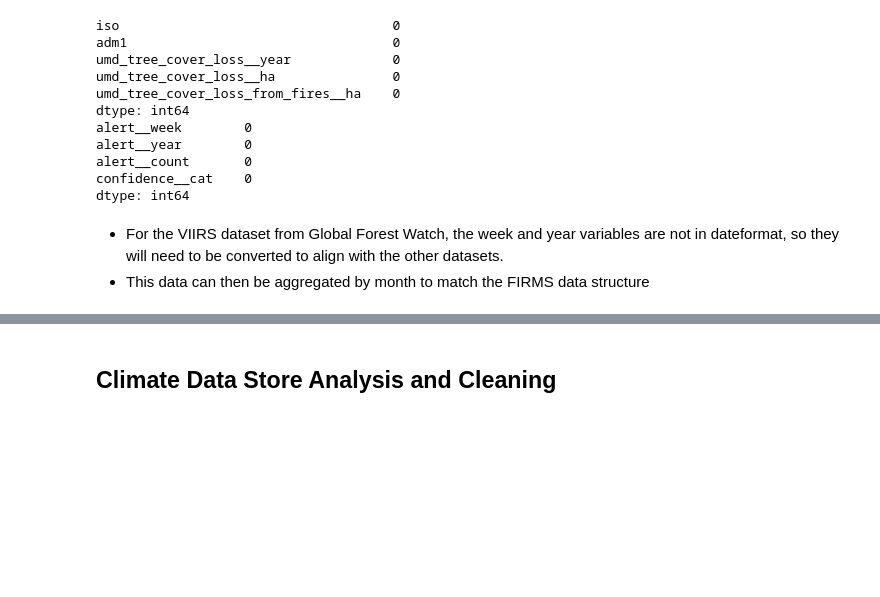
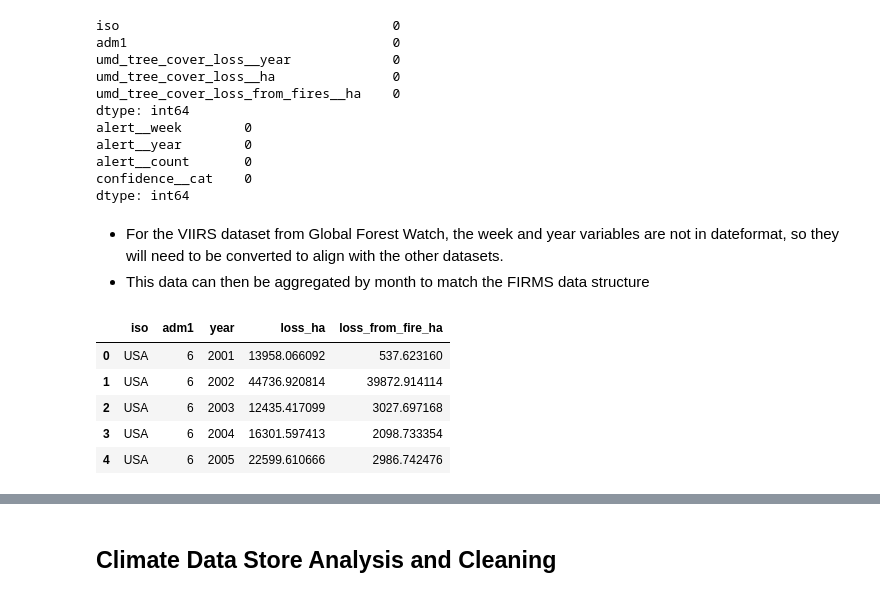
Before and after one commit to arwynlewis/machine-learning-project, a Jupyter notebook: eda_fire_data.ipynb, the cells around one changed output, grey strips where cells are left out. Saved outputs shown, nothing was run; the diff lists cells and outputs as text; code cells hidden in the pictures; blank space fills up the shorter version.

```diff
--- a/eda_fire_data.ipynb
+++ b/eda_fire_data.ipynb
@@ -208,6 +211,15 @@ dtype: int64
 # %% [markdown]
 * For the VIIRS dataset from Global Forest Watch, the week and year variables are not in dateformat, so they will need to be converted to align with the other datasets.
 * This data can then be aggregated by month to match the FIRMS data structure
+# %%
+df_treecover.head()
+# %% [output]
+|  | iso | adm1 | year | loss_ha | loss_from_fire_ha |
+| 0 | USA | 6 | 2001 | 13958.066092 | 537.623160 |
+| 1 | USA | 6 | 2002 | 44736.920814 | 39872.914114 |
+| 2 | USA | 6 | 2003 | 12435.417099 | 3027.697168 |
+| 3 | USA | 6 | 2004 | 16301.597413 | 2098.733354 |
+| 4 | USA | 6 | 2005 | 22599.610666 | 2986.742476 |
 # %%
 # Convert to date time
 df_gfw_viirs['date'] = pd.to_datetime(
```
Also changed, not shown: parts of 7 cells of this notebook, 1 other file.
